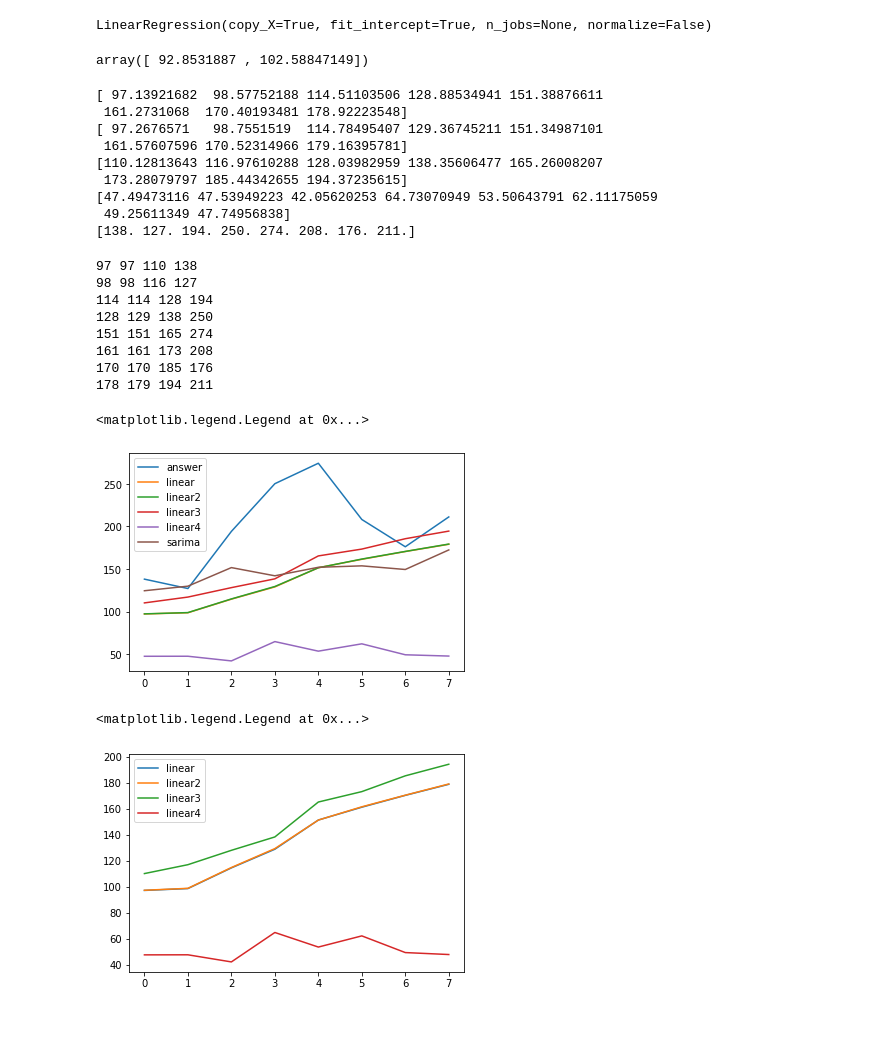
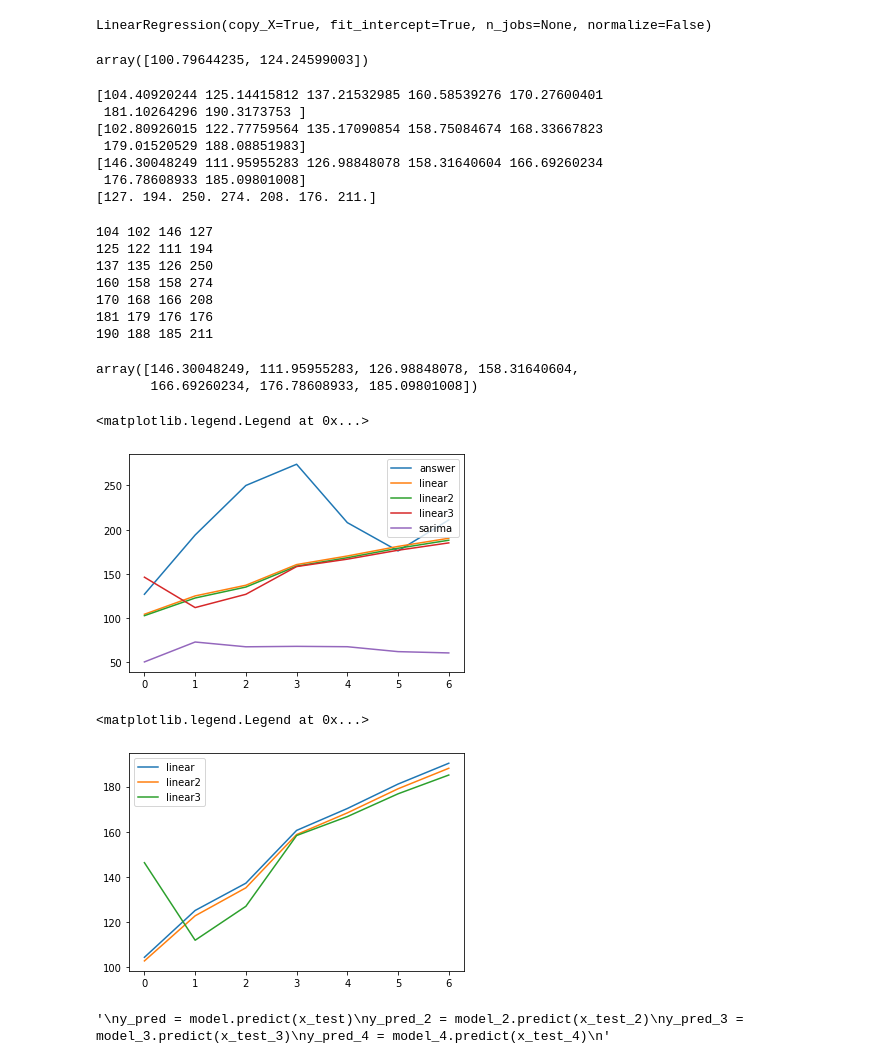
Before and after one commit to e185725/aaa, a Jupyter notebook: covid-199.ipynb, the cells around one changed output. Drawn from its saved outputs; the diff is of its cells as text; code cells hidden in the pictures; blank space fills up the shorter version.

```diff
--- a/covid-199.ipynb
+++ b/covid-199.ipynb
@@ -442,5 +442,5 @@ plt.tight_layout() # グラフ間スキマ調整
 # %%
-kansensya_train = kansensya["2020-01-16":'2020-06-29'] # モデル作成用データ（訓練）
+kansensya_train = kansensya["2020-04-15":'2020-06-23'] # モデル作成用データ（訓練）
 print(kansensya_train.head())
 print(kansensya_train.tail())
 # %% [output]
@@ -480,7 +479,7 @@ sarimax_train = sm.tsa.SARIMAX(kansensya_train,
                         enforce_invertibility = False
                         ).fit()
 # %%
-sarimax_train_pred = sarimax_train.predict("2020-06-30","2020-07-07")
+sarimax_train_pred = sarimax_train.predict("2020-06-24","2020-06-30")
 num = sarimax_train_pred._get_numeric_data()
 num[num<0] = 0.0
 sarimax_train_pred.values
@@ -658,15 +670,15 @@ s_v.tail(12)
 | 2020-07-06 | 195.285714 | -39.8 | -5.1 | -1.6 | 176.0 |
 | 2020-07-07 | 205.714286 | -39.2 | -10.7 | -0.5 | 211.0 |
 # %%
-y = np.array(s_v["日本国内新規罹患者数"][8:-8])
+y = np.array(s_v["日本国内新規罹患者数"][8:-7])
 
-x = np.array(s_v[["mean","感染拡大以前との比較","前日との比較"]][8:-8])
-x_2 = np.array(s_v[["mean","感染拡大以前との比較"]][8:-8] )#試しに
-x_3 = np.array(s_v[["mean","感染拡大以前との比較","前日との比較","宣言前（７日)と比較"]][8:-8] )
-x_4 = np.array(s_v[["感染拡大以前との比較","前日との比較","宣言前（７日)と比較"]][8:-8] )
+x = np.array(s_v[["mean","感染拡大以前との比較","前日との比較"]][8:-7])
+x_2 = np.array(s_v[["mean","感染拡大以前との比較"]][8:-7] )#試しに
+x_3 = np.array(s_v[["mean","感染拡大以前との比較","前日との比較","宣言前（７日)と比較"]][8:-7] )
+x_4 = np.array(s_v[["感染拡大以前との比較","前日との比較","宣言前（７日)と比較"]][8:-7] )
 
-x_sample_test = np.array(s_v[["mean","感染拡大以前との比較","前日との比較"]][-8:])
-x_sample_test_2 = np.array(s_v[["mean","感染拡大以前との比較"]][-8:])
-x_sample_test_3  = np.array(s_v[["mean","感染拡大以前との比較","前日との比較","宣言前（７日)と比較"]][-8:] )
-x_sample_test_4 = np.array(s_v[["感染拡大以前との比較","前日との比較","宣言前（７日)と比較"]][-8:] )
-y_sample = np.array(s_v["日本国内新規罹患者数"][-8:])
+x_sample_test = np.array(s_v[["mean","感染拡大以前との比較","前日との比較"]][-7:])
+x_sample_test_2 = np.array(s_v[["mean","感染拡大以前との比較"]][-7:])
+x_sample_test_3  = np.array(s_v[["mean","感染拡大以前との比較","前日との比較","宣言前（７日)と比較"]][-7:] )
+x_sample_test_4 = np.array(s_v[["感染拡大以前との比較","前日との比較","宣言前（７日)と比較"]][-7:] )
+y_sample = np.array(s_v["日本国内新規罹患者数"][-7:])
@@ -683,7 +698,7 @@ array([[105.14285714, -39.1       ,  -5.7       ,  -0.4       ],
        [205.71428571, -39.2       , -10.7       ,  -0.5       ]])
 # %%
 from sklearn.model_selection import train_test_split
-x_train, x_test, y_train, y_test = train_test_split(x, y, test_size=0.2, random_state=0)
+x_train, x_test, y_train, y_test = train_test_split(x, y, test_size=0.1, random_state=0)
 x_train_2, x_test_2, y_train_2, y_test_2 = train_test_split(x_2, y, test_size=0.2, random_state=0)
 x_train_3, x_test_3, y_train_3, y_test_3 = train_test_split(x_3, y, test_size=0.2, random_state=0)
 x_train_4, x_test_4, y_train_4, y_test_4 = train_test_split(x_4, y, test_size=0.2, random_state=0)
@@ -725,7 +733,7 @@ LinearRegression(copy_X=True, fit_intercept=True, n_jobs=None, normalize=False)
 y_pred = model.predict(x_sample)
 y_pred
 # %% [output]
-array([ 92.8531887 , 102.58847149])
+array([100.79644235, 124.24599003])
 # %%
 y_pred = model.predict(x_sample_test)
 print(y_pred)
@@ -736,58 +744,64 @@ y_pred_3 = model_3.predict(x_sample_test_3)
 print(y_pred_3)
 
 y_pred_4 = model_4.predict(x_sample_test_4)
-print(y_pred_4)
+#print(y_pred_4)
 print(y_sample)
 # %% [output]
-[ 97.13921682  98.57752188 114.51103506 128.88534941 151.38876611
- 161.2731068  170.40193481 178.92223548]
-[ 97.2676571   98.7551519  114.78495407 129.36745211 151.34987101
- 161.57607596 170.52314966 179.16395781]
-[110.12813643 116.97610288 128.03982959 138.35606477 165.26008207
- 173.28079797 185.44342655 194.37235615]
-[47.49473116 47.53949223 42.05620253 64.73070949 53.50643791 62.11175059
- 49.25611349 47.74956838]
-[138. 127. 194. 250. 274. 208. 176. 211.]
+[104.40920244 125.14415812 137.21532985 160.58539276 170.27600401
+ 181.10264296 190.3173753 ]
+[102.80926015 122.77759564 135.17090854 158.75084674 168.33667823
+ 179.01520529 188.08851983]
+[146.30048249 111.95955283 126.98848078 158.31640604 166.69260234
+ 176.78608933 185.09801008]
+[127. 194. 250. 274. 208. 176. 211.]
 # %%
 for i in range(len(y_pred)):
     print(int(y_pred[i]),int(y_pred_2[i]),int(y_pred_3[i]),int(y_sample[i]))
 # %% [output]
-97 97 110 138
-98 98 116 127
-114 114 128 194
-128 129 138 250
-151 151 165 274
-161 161 173 208
-170 170 185 176
-178 179 194 211
+104 102 146 127
+125 122 111 194
+137 135 126 250
+160 158 158 274
+170 168 166 208
+181 179 176 176
+190 188 185 211
 # %%
 a = []
 for i in range(len(y_pred)):
     a.append((sarimax_train_pred[i]+y_pred[i])/2)
+# %%
+y_pred_3
+# %% [output]
+array([146.30048249, 111.95955283, 126.98848078, 158.31640604,
+       166.69260234, 176.78608933, 185.09801008])
 # %%
 
 plt.plot(y_sample,label ="answer")
 plt.plot(y_pred,label = "linear")
 plt.plot(y_pred_2,label = "linear2")
 plt.plot(y_pred_3,label = "linear3")
-plt.plot(y_pred_4,label = "linear4")
+#plt.plot(y_pred_4,label = "linear4")
 plt.plot(sarimax_train_pred.values,label = "sarima")
 #plt.plot(a ,label = "mean")
 plt.legend()
 # %% [output]
 <matplotlib.legend.Legend at 0x...>
-[figure, old version]
+[figure, new version]
 # %%
 plt.plot(y_pred,label = "linear")
 plt.plot(y_pred_2,label = "linear2")
 plt.plot(y_pred_3,label = "linear3")
-plt.plot(y_pred_4, label = "linear4")
+#plt.plot(y_pred_4, label = "linear4")
 plt.legend()
 # %% [output]
 <matplotlib.legend.Legend at 0x...>
-[figure, old version]
+[figure, new version]
 # %%
+"""
 y_pred = model.predict(x_test)
 y_pred_2 = model_2.predict(x_test_2)
 y_pred_3 = model_3.predict(x_test_3)
 y_pred_4 = model_4.predict(x_test_4)
+"""
+# %% [output]
+'\ny_pred = model.predict(x_test)\ny_pred_2 = model_2.predict(x_test_2)\ny_pred_3 = model_3.predict(x_test_3)\ny_pred_4 = model_4.predict(x_test_4)\n'
```
Also changed, not shown: parts of 24 cells of this notebook.
